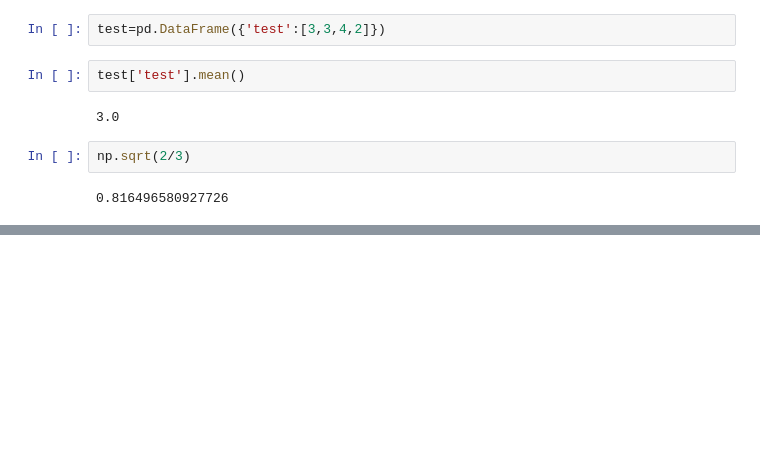
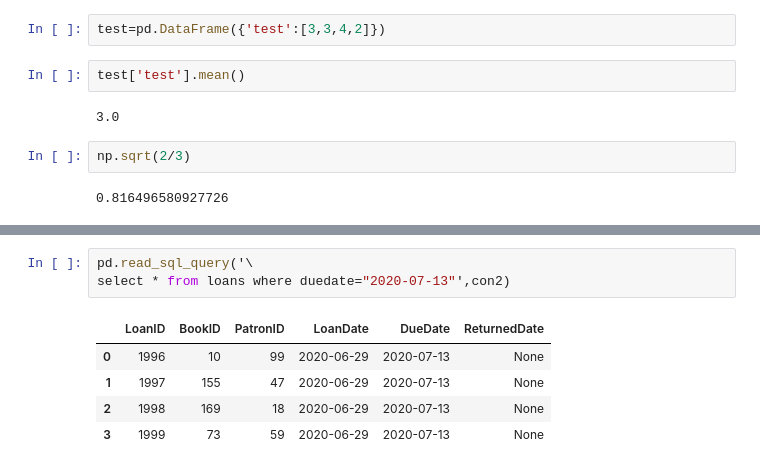
Before and after one commit to julia-claira/Show_Dashboard, a Jupyter notebook: Untitled.ipynb, the cells around one changed output, grey strips where cells are left out. Cells and saved outputs as stored; diff of their text form; blank space fills up the shorter version.

```diff
--- a/Untitled.ipynb
+++ b/Untitled.ipynb
@@ -282,0 +396,9 @@ np.sqrt(2/3)
+# %%
+pd.read_sql_query('\
+select * from loans where duedate="2020-07-13"',con2)
+# %% [output]
+|  | LoanID | BookID | PatronID | LoanDate | DueDate | ReturnedDate |
+| 0 | 1996 | 10 | 99 | 2020-06-29 | 2020-07-13 | None |
+| 1 | 1997 | 155 | 47 | 2020-06-29 | 2020-07-13 | None |
+| 2 | 1998 | 169 | 18 | 2020-06-29 | 2020-07-13 | None |
+| 3 | 1999 | 73 | 59 | 2020-06-29 | 2020-07-13 | None |
```
Also changed, not shown: parts of 15 cells of this notebook, 2 other files.
